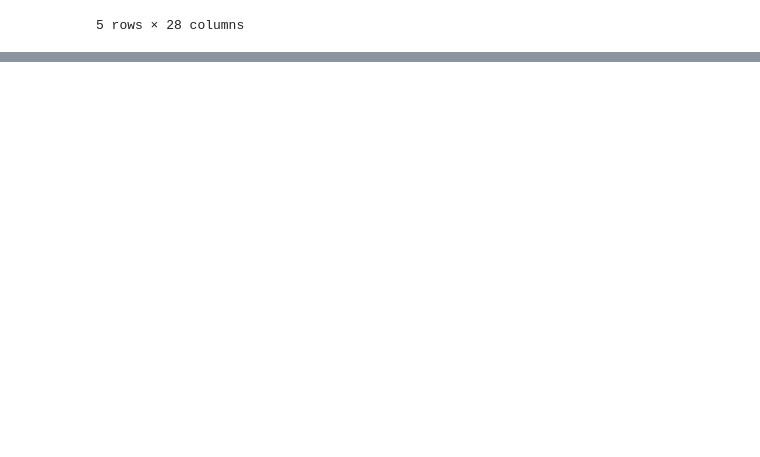
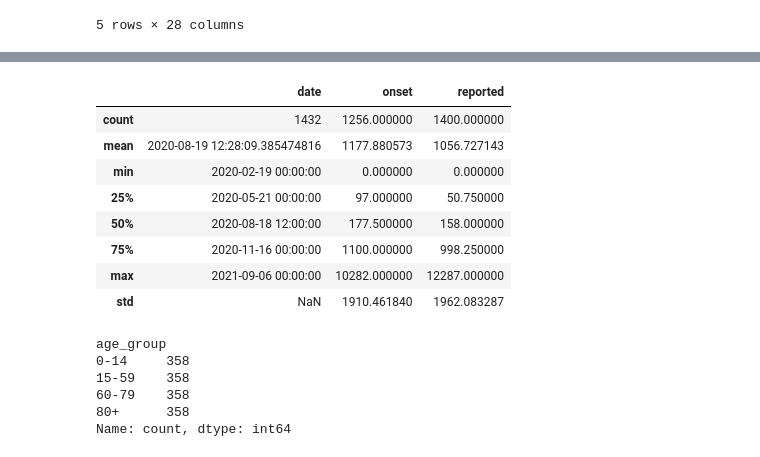
Before and after one commit to ReggieScript/InfectiousDisease-COVIDMX, a Jupyter notebook: data_process.ipynb, the cells around one changed output, grey strips where cells are left out. Cells and saved outputs as stored; diff of their text form; code cells hidden in the pictures; blank space fills up the shorter version.

```diff
--- a/data_process.ipynb
+++ b/data_process.ipynb
@@ -251,0 +257,12 @@ final_df
+# %%
+final_df.describe()
+# %% [output]
+|  | date | onset | reported |
+| count | 1432 | 1256.000000 | 1400.000000 |
+| mean | 2020-08-19 12:28:09.385474816 | 1177.880573 | 1056.727143 |
+| min | 2020-02-19 00:00:00 | 0.000000 | 0.000000 |
+| 25% | 2020-05-21 00:00:00 | 97.000000 | 50.750000 |
+| 50% | 2020-08-18 12:00:00 | 177.500000 | 158.000000 |
+| 75% | 2020-11-16 00:00:00 | 1100.000000 | 998.250000 |
+| max | 2021-09-06 00:00:00 | 10282.000000 | 12287.000000 |
+| std | NaN | 1910.461840 | 1962.083287 |
@@ -251,0 +271,9 @@ final_df
+# %%
+final_df["age_group"].value_counts()
+# %% [output]
+age_group
+0-14     358
+15-59    358
+60-79    358
+80+      358
+Name: count, dtype: int64
```
Also changed, not shown: parts of 6 cells of this notebook, 1 other file.
